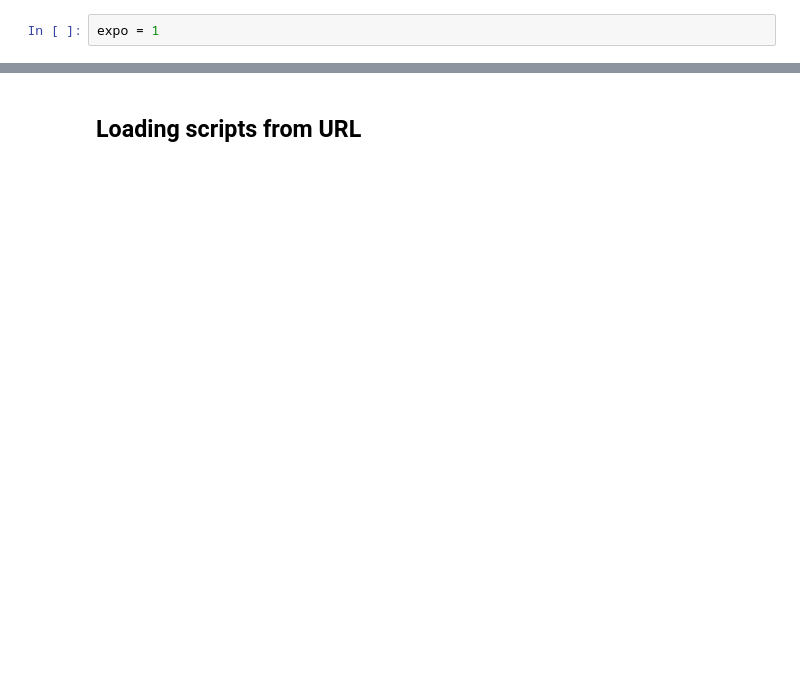
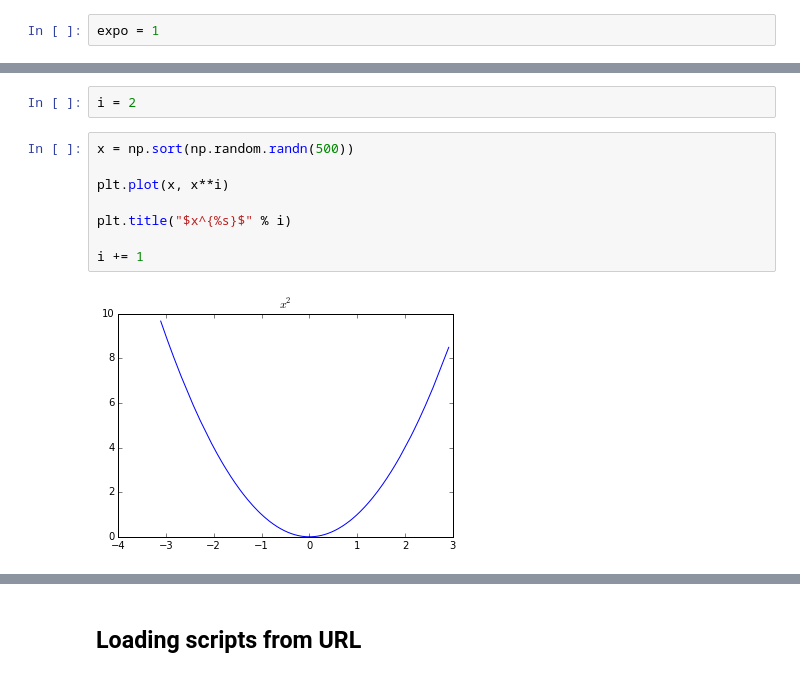
Before and after one commit to grmpflh27/ipython_train, a Jupyter notebook: general/nice_to_know.ipynb, the cells around one changed output, grey strips where cells are left out. Cells and saved outputs as stored; diff of their text form; blank space fills up the shorter version.

```diff
--- a/general/nice_to_know.ipynb
+++ b/general/nice_to_know.ipynb
@@ -76,0 +80,12 @@ x = np.cos(t)
+# %%
+i = 2
+# %%
+x = np.sort(np.random.randn(500))
+
+plt.plot(x, x**i)
+
+plt.title("$x^{%s}$" % i)
+
+i += 1
+# %% [output]
+[figure, added]
```
Also changed, not shown: parts of 102 cells of this notebook, 8 other files.
